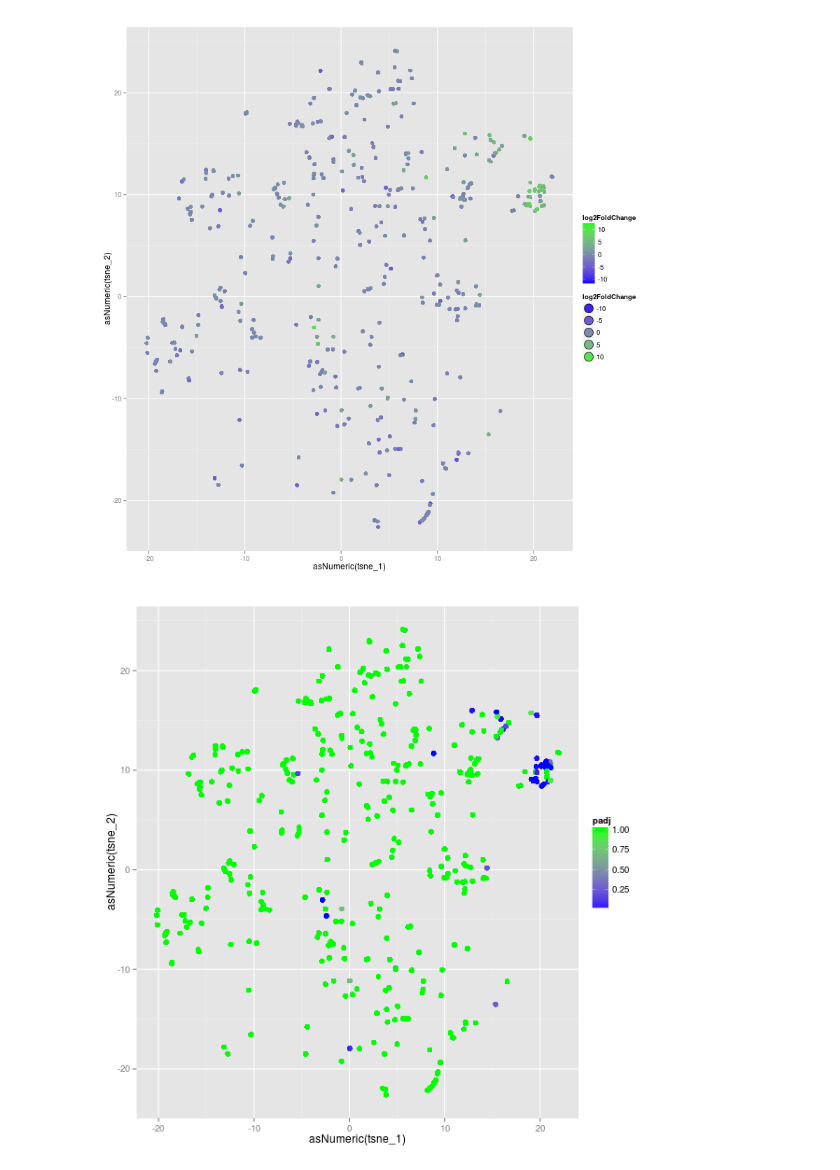
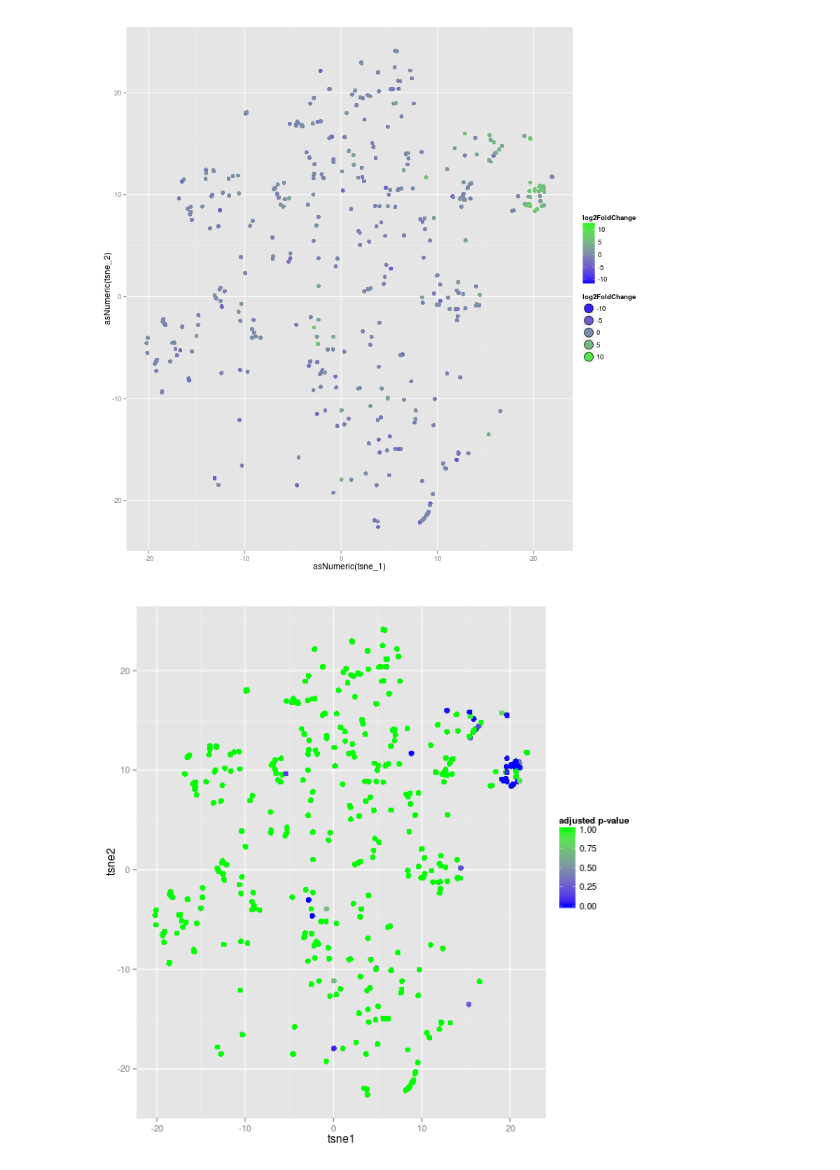
Before and after one commit to chvtk/Fungal_SIP, a Jupyter notebook: Computing_pairwise_distances.ipynb, the cells around one changed output. Saved outputs shown, nothing was run; the diff lists cells and outputs as text; code cells hidden in the pictures.

Commit message:
added appropriate labels to tsne and barplot figures

```diff
--- a/Computing_pairwise_distances.ipynb
+++ b/Computing_pairwise_distances.ipynb
@@ -262,7 +262,7 @@ Variables not shown: Treatment (fctr), Mock_Comm (fctr), RNA_DNA (fctr), Rank1
   Rank7 (fctr), tsne_1 (fctr), tsne_2 (fctr)
 # %%
 %%R
-d = select(d, OTU, Sample, Day, tsne_1, tsne_2, Density, Rank1, Rank2, Rank3, Treatment)
+d_sub = select(d, OTU, Sample, Day, tsne_1, tsne_2, Density, Rank1, Rank2, Rank3, Treatment)
 # %%
 %%R -w 800 -h 800
 
@@ -344,17 +344,20 @@ p
 # %%
 %%R -w 600 -h 600
 
 my_palette <- colorRampPalette(c("red", "yellow", "green"))(n = 299)
 
 
 asNumeric = function(x) { as.numeric(as.character(x)) }
 p = ggplot(d2, aes(x = asNumeric(tsne_1), y = asNumeric(tsne_2)))+
     geom_point(aes(fill = padj, color = padj, alpha = 0.85), pch = 21) +
     guides(alpha = FALSE, fill=guide_legend(override.aes=list(size=6))) +
-    scale_fill_gradient(low="blue",high="green") + scale_colour_gradient(low="blue",high="green") +
+    scale_fill_gradient(limits = c(0, 1), low="blue",high="green") +
+    scale_colour_gradient(limits = c(0, 1), low="blue", high="green", name = "adjusted p-value") +
     guides(fill=FALSE)
+
+p = p + xlab("tsne1") + ylab("tsne2")
 
 
 p
 # %% [output]
-[figure, old version]
+[figure, new version]
```
Also changed, not shown: parts of 15 cells of this notebook.
